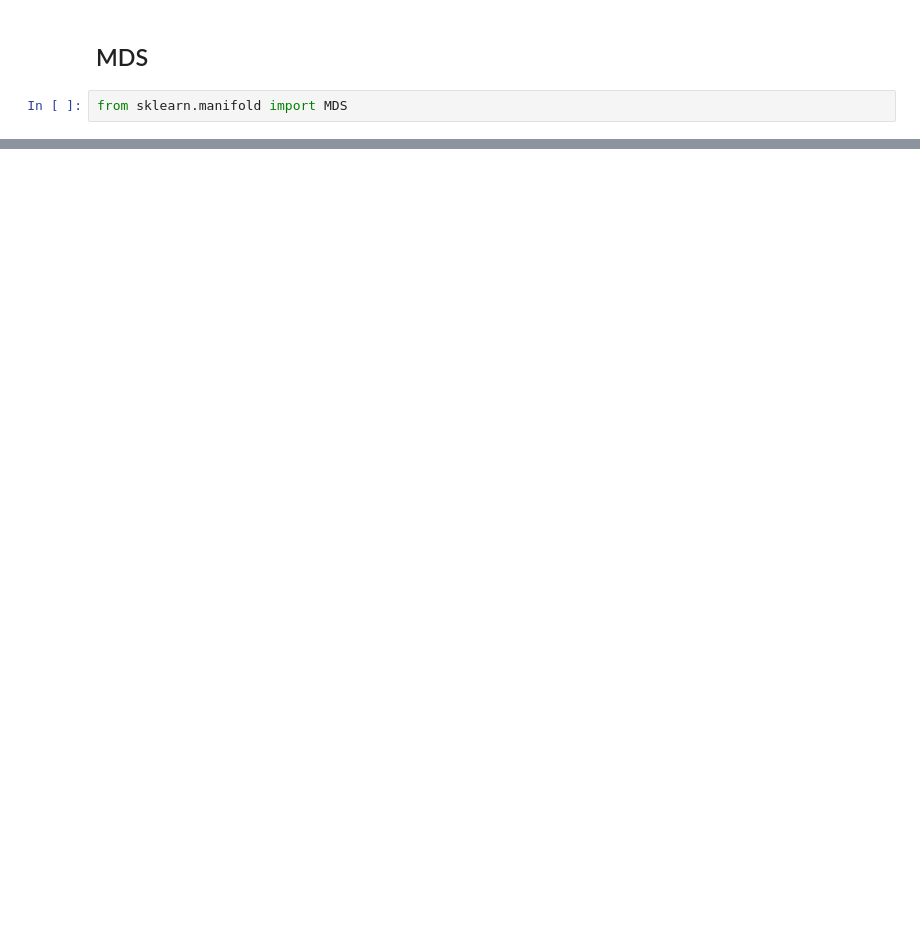
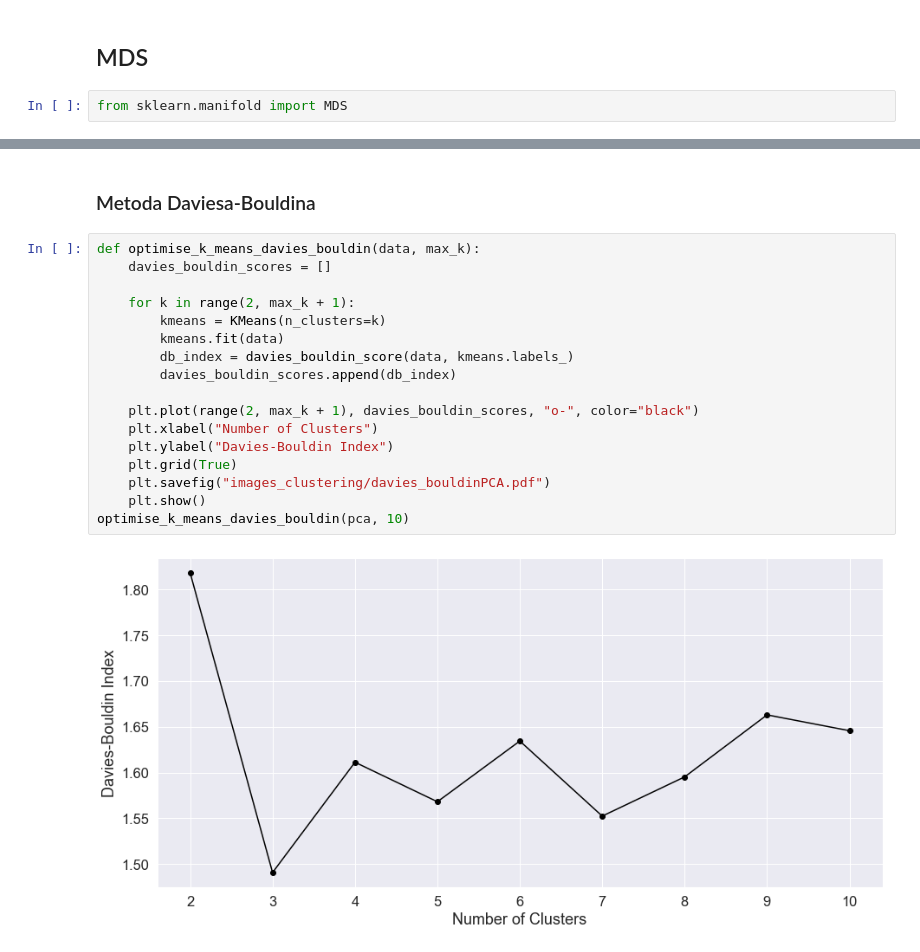
Before and after one commit to BanasiakB/DataMining, a Jupyter notebook: B1_Reduction.ipynb, the cells around one changed output, grey strips where cells are left out. Drawn from its saved outputs; the diff is of its cells as text; blank space fills up the shorter version.

```diff
--- a/B1_Reduction.ipynb
+++ b/B1_Reduction.ipynb
@@ -122,0 +271,21 @@ NameError: name 'MDS' is not defined
+# %% [markdown]
+### Metoda Daviesa-Bouldina
+# %%
+def optimise_k_means_davies_bouldin(data, max_k):
+    davies_bouldin_scores = []
+
+    for k in range(2, max_k + 1):
+        kmeans = KMeans(n_clusters=k)
+        kmeans.fit(data)
+        db_index = davies_bouldin_score(data, kmeans.labels_)
+        davies_bouldin_scores.append(db_index)
+
+    plt.plot(range(2, max_k + 1), davies_bouldin_scores, "o-", color="black")
+    plt.xlabel("Number of Clusters")
+    plt.ylabel("Davies-Bouldin Index")
+    plt.grid(True)
+    plt.savefig("images_clustering/davies_bouldinPCA.pdf")
+    plt.show()
+optimise_k_means_davies_bouldin(pca, 10)
+# %% [output]
+[figure, added]
```
Also changed, not shown: parts of 27 cells of this notebook.
